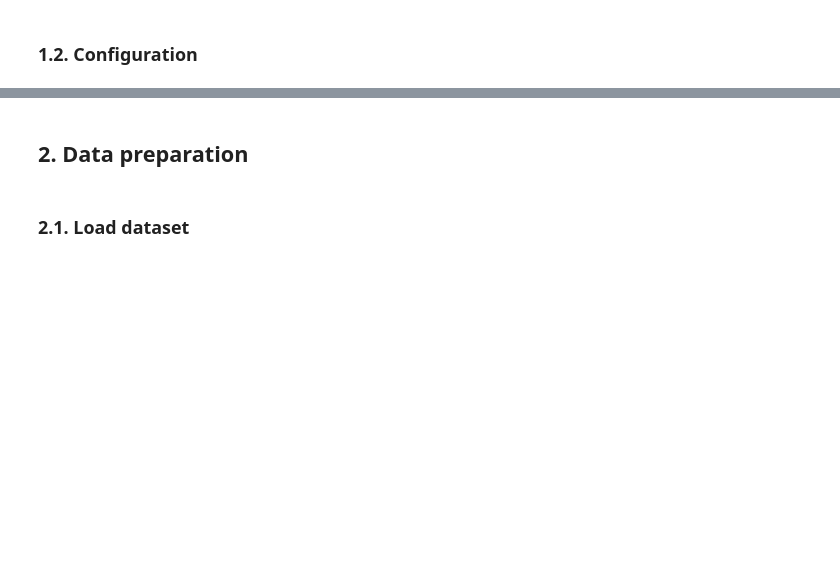
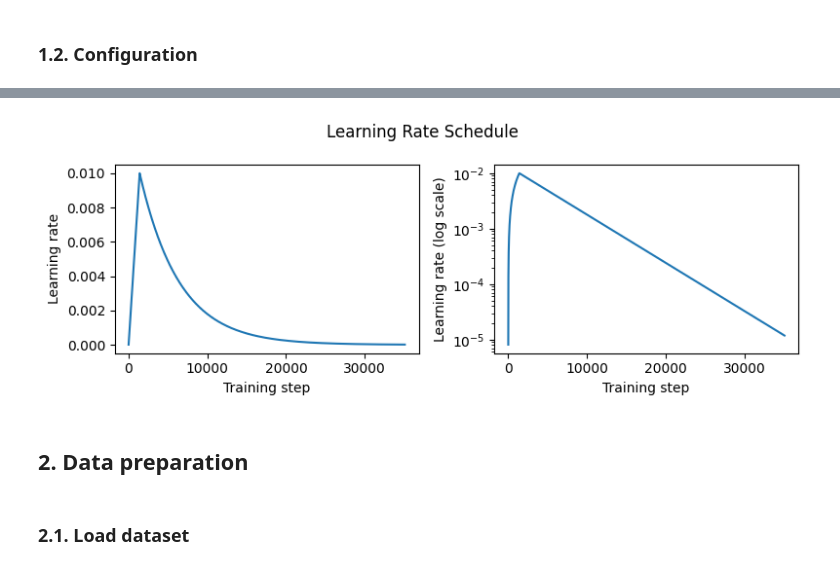
Before and after one commit to gperdrizet/language-models, a Jupyter notebook: notebooks/03-encoder-decoder-transformer.ipynb, the cells around one changed output, grey strips where cells are left out. Saved outputs shown, nothing was run; the diff lists cells and outputs as text; code cells hidden in the pictures; blank space fills up the shorter version.

Commit message:
Updated learning rate profile plot, cleaned up

```diff
--- a/notebooks/03-encoder-decoder-transformer.ipynb
+++ b/notebooks/03-encoder-decoder-transformer.ipynb
@@ -323,7 +269,7 @@ warmup_steps = int(steps_per_epoch * warmup_epochs)
 # Learning rate parameters
 initial_lr = 1e-6          # Starting learning rate during warmup
 peak_lr = 0.01             # Maximum learning rate after warmup
-decay_rate = 0.99          # Exponential decay rate per step after warmup
+decay_rate = 0.9998        # Exponential decay rate per step after warmup
 
 # ── Callback configuration ──────────────────────────────────────────────────────────
 bleu_sample_size = 20     # Number of samples for BLEU evaluation during training
@@ -337,8 +283,8 @@ print(f'  Steps per epoch: {steps_per_epoch}\n')
 if use_warmup:
     print(f'  Learning rate: Custom schedule with warmup and exponential decay\n')
     print(f'    Initial LR: {initial_lr:.6f}')
-
-    print(f'    Peak LR: {peak_lr:.6f}')    print(f'  Learning rate: Fixed LR=0.0003')
-
-    print(f'    Warmup steps: {warmup_steps} ({warmup_epochs} epochs)')else:
+    print(f'    Peak LR: {peak_lr:.6f}')
+    print(f'    Warmup steps: {warmup_steps} ({warmup_epochs} epochs)')
     print(f'    Decay rate: {decay_rate} per step after warmup')
+else:
+    print(f'  Learning rate: Fixed LR=0.0003')
@@ -345,3 +305,38 @@ if use_warmup:
+# %%
+# Import and visualize the learning rate schedule
+from src import TransformerSchedule
+
+# Calculate training parameters for visualization
+total_steps = steps_per_epoch * epochs
+
+schedule = TransformerSchedule(
+    initial_lr=initial_lr,
+    peak_lr=peak_lr,
+    warmup_steps=warmup_steps,
+    decay_rate=decay_rate
+)
+
+steps = tf.range(1, total_steps, dtype=tf.float32)
+lrs = [schedule(step) for step in steps]
+
+fig, axes = plt.subplots(1, 2, figsize=(8, 3))
+fig.suptitle('Learning Rate Schedule')
+
+# Left plot: Linear scale
+axes[0].plot(steps, lrs)
+axes[0].set_xlabel('Training step')
+axes[0].set_ylabel('Learning rate')
+
+# Right plot: Log scale
+axes[1].plot(steps, lrs)
+axes[1].set_xlabel('Training step')
+axes[1].set_ylabel('Learning rate (log scale)')
+axes[1].set_yscale('log')
+
+plt.tight_layout()
+plt.show()
+# %% [output]
+[figure, added]
 # %% [markdown]
 ## 2. Data preparation
 # %% [markdown]
```
Also changed, not shown: parts of 5 cells of this notebook.
